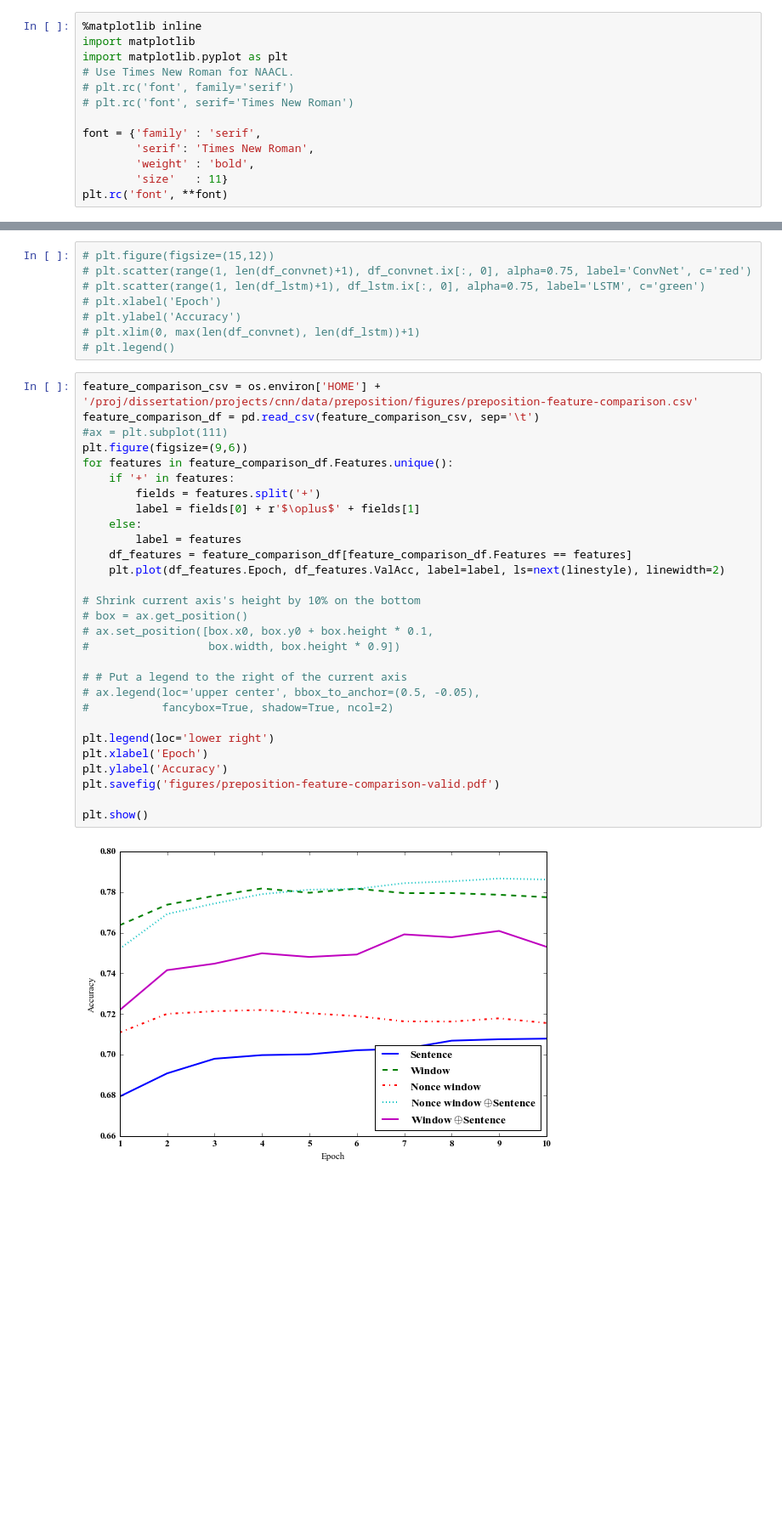
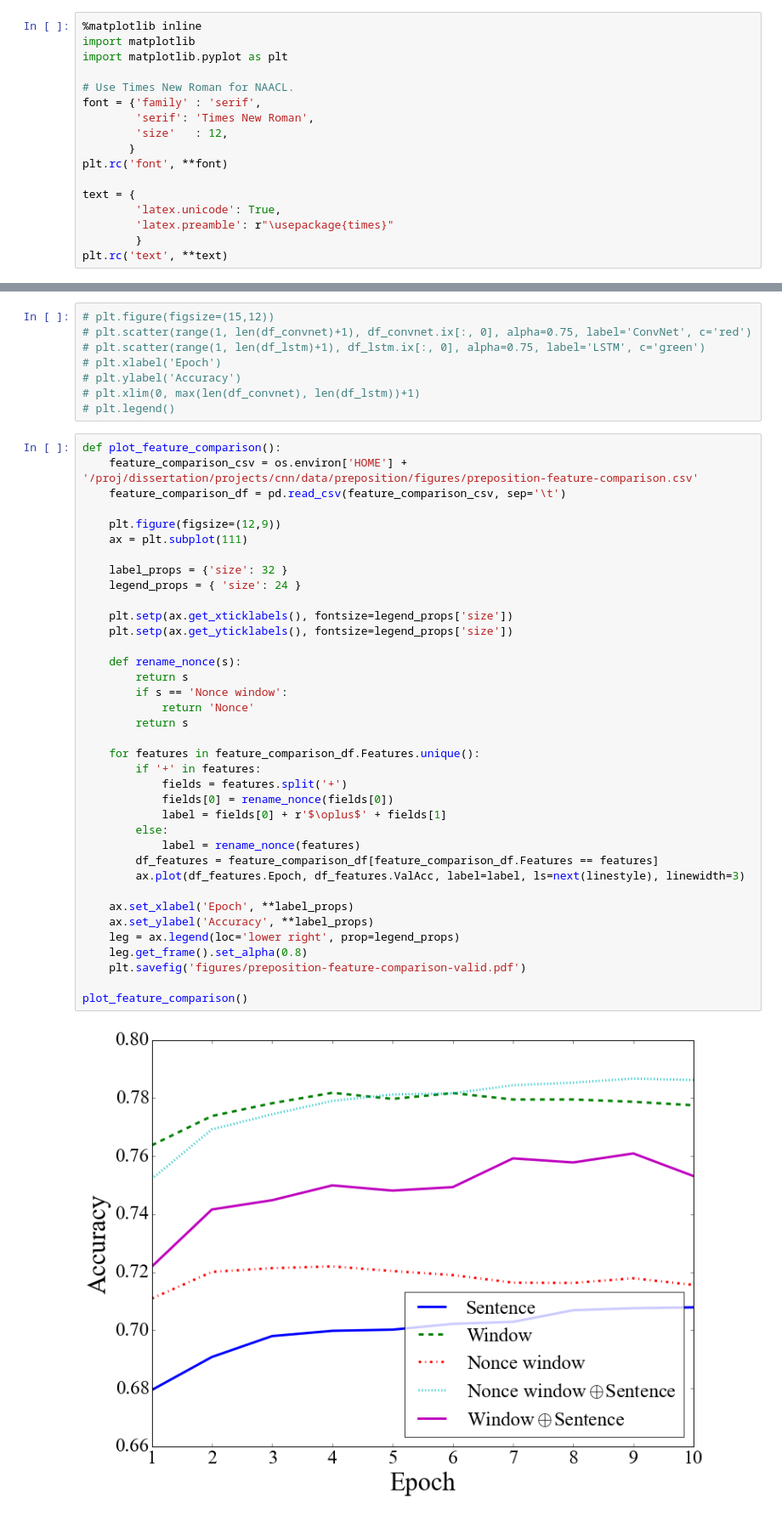
Before and after one commit to ndronen/modeling, a Jupyter notebook: notebooks/ConvnetAnalysis.ipynb, the cells around one changed output, grey strips where cells are left out. Shown at 85% size. Cells and saved outputs as stored; diff of their text form; blank space fills up the shorter version.

```diff
--- a/notebooks/ConvnetAnalysis.ipynb
+++ b/notebooks/ConvnetAnalysis.ipynb
@@ -47,15 +53,19 @@ DONE
 %matplotlib inline
 import matplotlib
 import matplotlib.pyplot as plt
+
 # Use Times New Roman for NAACL.
-# plt.rc('font', family='serif')
-# plt.rc('font', serif='Times New Roman')
-
 font = {'family' : 'serif',
         'serif': 'Times New Roman',
-        'weight' : 'bold',
-        'size'   : 11}
+        'size'   : 12,
+       }
 plt.rc('font', **font)
+
+text = {
+        'latex.unicode': True,
+        'latex.preamble': r"\usepackage{times}"
+        }
+plt.rc('text', **text)
 # %%
 import numpy as np
 np.set_printoptions(precision=3)
@@ -1301,33 +1337,41 @@ print(normalized_google_n_gram_pcts)
 # plt.xlim(0, max(len(df_convnet), len(df_lstm))+1)
 # plt.legend()
 # %%
-feature_comparison_csv = os.environ['HOME'] + '/proj/dissertation/projects/cnn/data/preposition/figures/preposition-feature-comparison.csv'
-feature_comparison_df = pd.read_csv(feature_comparison_csv, sep='\t')
-#ax = plt.subplot(111)
-plt.figure(figsize=(9,6))
-for features in feature_comparison_df.Features.unique():
-    if '+' in features:
-        fields = features.split('+')
-        label = fields[0] + r'$\oplus$' + fields[1]
-    else:
-        label = features
-    df_features = feature_comparison_df[feature_comparison_df.Features == features]
-    plt.plot(df_features.Epoch, df_features.ValAcc, label=label, ls=next(linestyle), linewidth=2)
+def plot_feature_comparison():
+    feature_comparison_csv = os.environ['HOME'] + '/proj/dissertation/projects/cnn/data/preposition/figures/preposition-feature-comparison.csv'
+    feature_comparison_df = pd.read_csv(feature_comparison_csv, sep='\t')
 
-# Shrink current axis's height by 10% on the bottom
-# box = ax.get_position()
-# ax.set_position([box.x0, box.y0 + box.height * 0.1,
-#                  box.width, box.height * 0.9])
+    plt.figure(figsize=(12,9))
+    ax = plt.subplot(111)
 
-# # Put a legend to the right of the current axis
-# ax.legend(loc='upper center', bbox_to_anchor=(0.5, -0.05),
-#           fancybox=True, shadow=True, ncol=2)
+    label_props = {'size': 32 }
+    legend_props = { 'size': 24 }
 
-plt.legend(loc='lower right')
-plt.xlabel('Epoch')
-plt.ylabel('Accuracy')
-plt.savefig('figures/preposition-feature-comparison-valid.pdf')
+    plt.setp(ax.get_xticklabels(), fontsize=legend_props['size'])
+    plt.setp(ax.get_yticklabels(), fontsize=legend_props['size'])
 
-plt.show()
+    def rename_nonce(s):
+        return s
+        if s == 'Nonce window':
+            return 'Nonce'
+        return s
+
+    for features in feature_comparison_df.Features.unique():
+        if '+' in features:
+            fields = features.split('+')
+            fields[0] = rename_nonce(fields[0])
+            label = fields[0] + r'$\oplus$' + fields[1]
+        else:
+            label = rename_nonce(features)
+        df_features = feature_comparison_df[feature_comparison_df.Features == features]
+        ax.plot(df_features.Epoch, df_features.ValAcc, label=label, ls=next(linestyle), linewidth=3)
+
+    ax.set_xlabel('Epoch', **label_props)
+    ax.set_ylabel('Accuracy', **label_props)
+    leg = ax.legend(loc='lower right', prop=legend_props)
+    leg.get_frame().set_alpha(0.8)
+    plt.savefig('figures/preposition-feature-comparison-valid.pdf')
+
+plot_feature_comparison()
 # %% [output]
-[figure, old version]
+[figure, new version]
```
Also changed, not shown: parts of 7 cells of this notebook.
